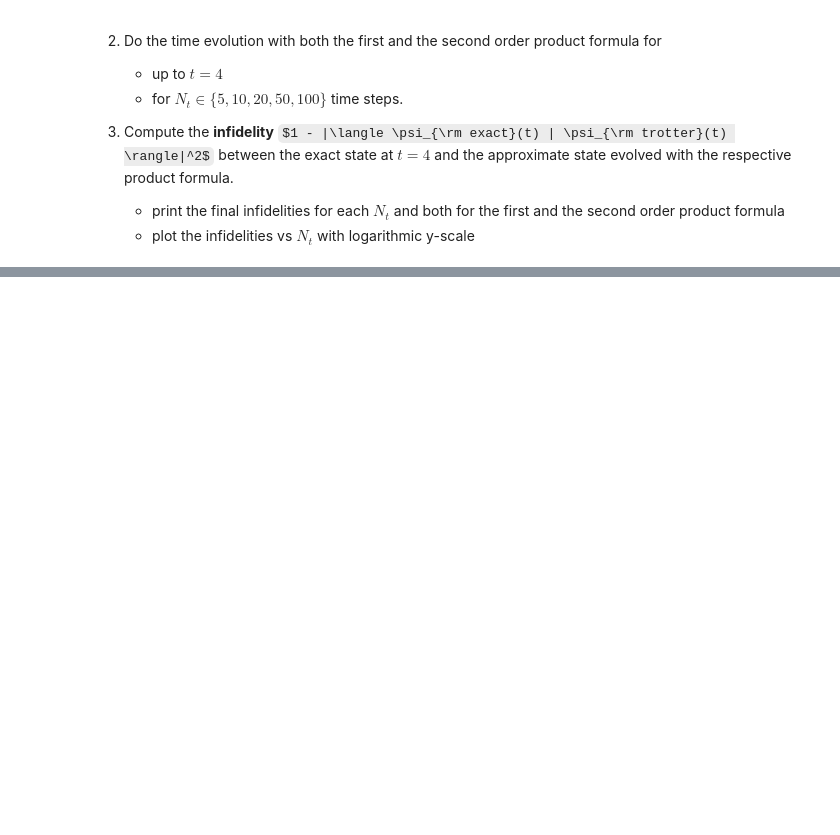
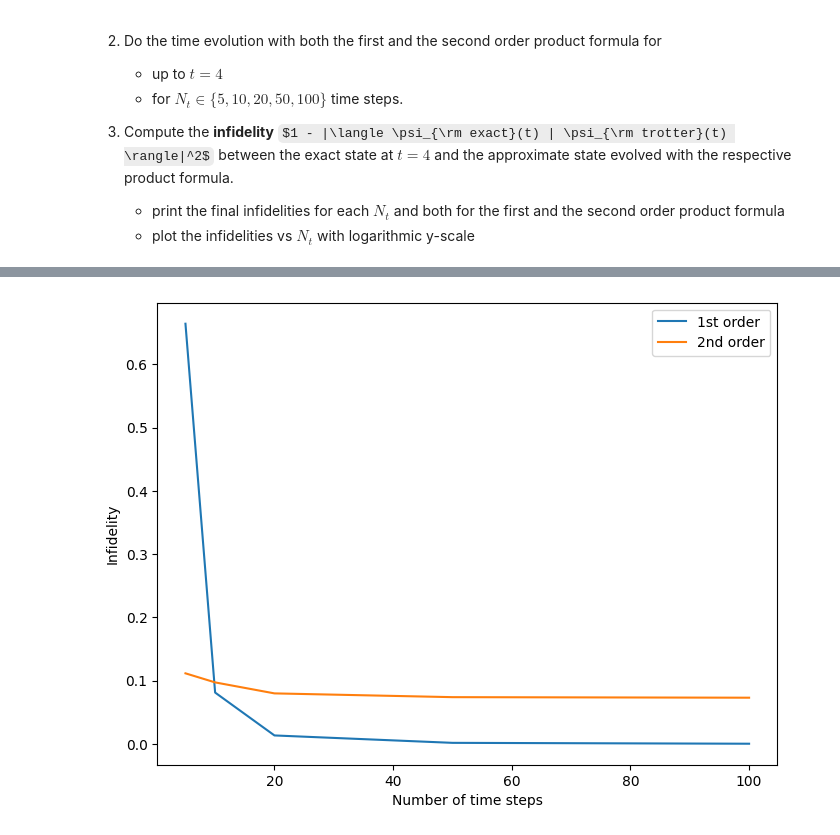
Before and after one commit to andrinr/advanced-quantum-algorithms, a Jupyter notebook: EX5_Andrin_Rehmann.ipynb, the cells around one changed output, grey strips where cells are left out. Drawn from its saved outputs; the diff is of its cells as text; code cells hidden in the pictures; some formulas as TeX source; blank space fills up the shorter version.

```diff
--- a/EX5_Andrin_Rehmann.ipynb
+++ b/EX5_Andrin_Rehmann.ipynb
@@ -196,6 +174,19 @@ def evo_exact(N, H, t_eval, obs):
+# %%
+def init_state(N):
+    psi_init = np.zeros(1<<N)
+    psi_init[0] = 1
+    return psi_init
+
+def evo_exact(N, H, t_eval, obs):
+    # get initial state
+    psi_init = init_state(N)
+
+    psi = expm_multiply(-1j * t_eval * H, psi_init)
+
+    return psi
 # %%
-def infidelity(psi, psi_target):
-    return 1 - np.abs(np.conj(psi).dot(psi_target))**2
+def infidelity(psi_1, psi_2):
+    return 1 - abs(np.dot(psi_1, psi_2.conj()))**2
 # %%
 N = 4
 t = 4
@@ -204,15 +195,15 @@ Nts = [5, 10, 20, 50, 100]
 inf_1st = []
 inf_2nd = []
 
-res_exact = evo_exact(N, H_mat, [4], mag_ave)[0]
+res_exact = evo_exact(N, H_mat, 4, mag_ave)
 
 for Nt in Nts:
     dt = t / Nt
-    circ_1st = trotter_circ(H_op=[z_ops, x_ops], t = t, dt = dt, N = N, order=1)
-    res_trotter_1st = evo_trotter(circ_1st, t, Nt)
+    #res_exact = evo_exact(N, H_mat, [4], mag_ave)
 
-    circ_2nd = trotter_circ(H_op=[z_ops, x_ops], t = t, dt = dt, N = N, order=2)
-    res_trotter_2nd = evo_trotter(circ_2nd, t, Nt)
+    res_trotter_1st = evo_trotter(N, t, Nt, order=1)
 
-    inf_1st.append(infidelity(res_trotter_1st[-1], res_exact[-1]))
-    inf_2nd.append(infidelity(res_trotter_2nd[-1], res_exact[-1]))
+    res_trotter_2nd = evo_trotter(N, t, Nt, order=2)
+
+    inf_1st.append(infidelity(res_trotter_1st, res_exact))
+    inf_2nd.append(infidelity(res_trotter_2nd, res_exact))
@@ -223,0 +210,11 @@ SyntaxError: invalid syntax (957099209.py, line 1)
+# %%
+# plot infidelities
+plt.figure(figsize=(8, 6))
+plt.plot(Nts, inf_1st, label="1st order")
+plt.plot(Nts, inf_2nd, label="2nd order")
+plt.xlabel("Number of time steps")
+plt.ylabel("Infidelity")
+plt.legend()
+plt.show()
+# %% [output]
+[figure, added]
```
Also changed, not shown: parts of 8 cells of this notebook.
